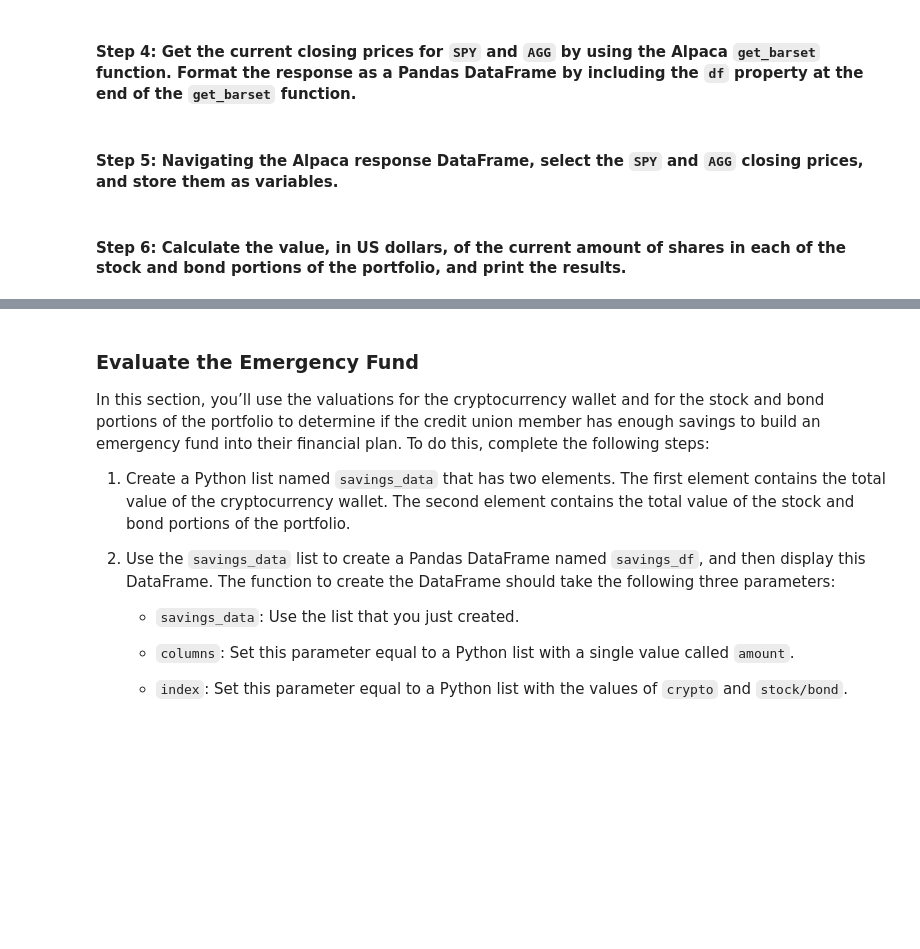
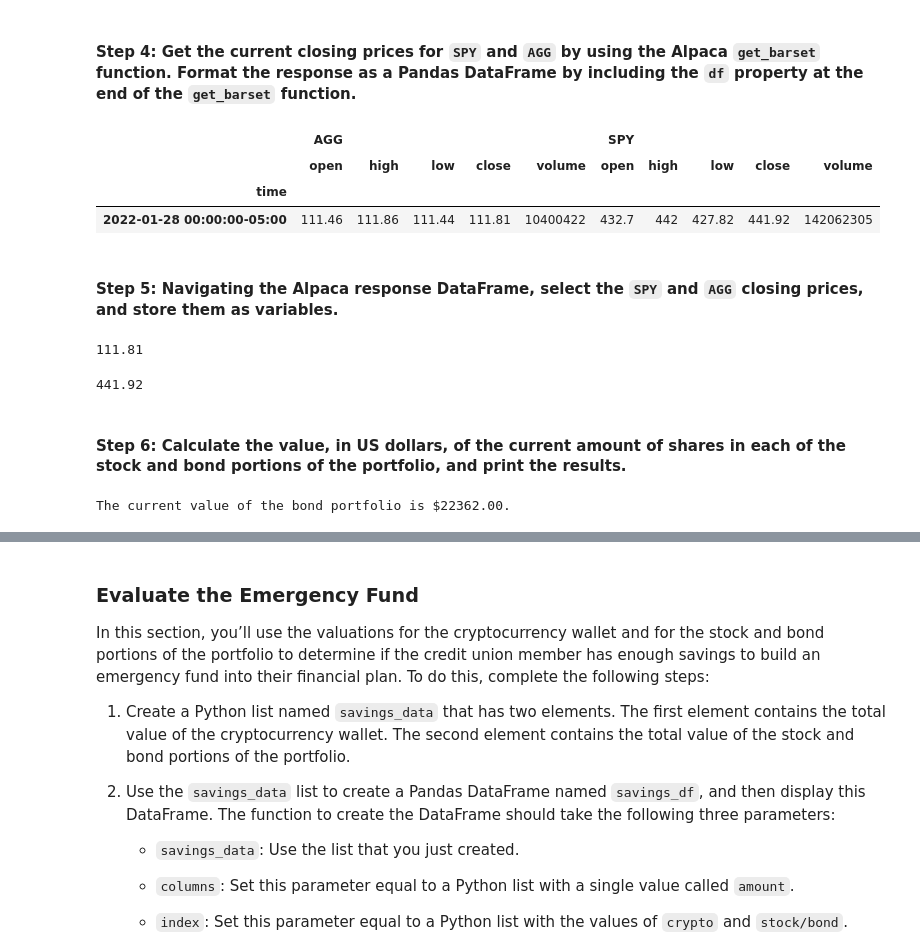
Before and after one commit to davidlp94/05_DLP_Financial_Planning_Tools, a Jupyter notebook: financial_planning_tools.ipynb, the cells around one changed output, grey strips where cells are left out. Saved outputs shown, nothing was run; the diff lists cells and outputs as text; code cells hidden in the pictures; blank space fills up the shorter version.

```diff
--- a/financial_planning_tools.ipynb
+++ b/financial_planning_tools.ipynb
@@ -188,11 +188,15 @@ agg_shares = 200
 #### Step 2: Set the variables for the Alpaca API and secret keys. Using the Alpaca SDK, create the Alpaca `tradeapi.REST` object. In this object, include the parameters for the Alpaca API key, the secret key, and the version number.
 # %%
 # Set the variables for the Alpaca API and secret keys
-# YOUR CODE HERE
-# YOUR CODE HERE
+alpaca_api_key = os.getenv('ALPACA_API_KEY_ENV')
+alpaca_secret_key = os.getenv('ALPACA_SECRET_KEY_ENV')
 
 # Create the Alpaca tradeapi.REST object
-# YOUR CODE HERE
+alpaca = tradeapi.REST(
+    alpaca_api_key,
+    alpaca_secret_key,
+    api_version="v2"
+)
 # %% [markdown]
 #### Step 3: Set the following parameters for the Alpaca API call:
 
@@ -203,49 +207,69 @@ agg_shares = 200
 - `start_date` and `end_date`: Use the same date for these parameters, and format them with the date of the previous weekday (or `2020-08-07`). This is because you want the one closing price for the most-recent trading day.
 # %%
 # Set the tickers for both the bond and stock portion of the portfolio
-# YOUR CODE HERE
+tickers = ['SPY', 'AGG']
 
 # Set timeframe to 1D
-# YOUR CODE HERE
+timeframe = '1D'
 
 # Format current date as ISO format
 # Set both the start and end date at the date of your prior weekday
 # This will give you the closing price of the previous trading day
 # Alternatively you can use a start and end date of 2020-08-07
-# YOUR CODE HERE
-# YOUR CODE HERE
+start_date = pd.Timestamp('2022-01-28', tz='America/New_York').isoformat()
+end_date = pd.Timestamp('2022-01-28', tz='America/New_York').isoformat()
 # %% [markdown]
 #### Step 4: Get the current closing prices for `SPY` and `AGG` by using the Alpaca `get_barset` function. Format the response as a Pandas DataFrame by including the `df` property at the end of the `get_barset` function.
 # %%
 # Use the Alpaca get_barset function to get current closing prices the portfolio
 # Be sure to set the `df` property after the function to format the response object as a DataFrame
-# YOUR CODE HERE
+stock_portfolio_df = alpaca.get_barset(
+    tickers,
+    timeframe,
+    start = start_date,
+    end = end_date,
+    limit = 1000
+).df
 
 # Review the first 5 rows of the Alpaca DataFrame
-# YOUR CODE HERE
+stock_portfolio_df.head()
+# %% [output]
+|  | AGG |  |  |  |  | SPY |  |  |  |  |
+|  | open | high | low | close | volume | open | high | low | close | volume |
+| time |  |  |  |  |  |  |  |  |  |  |
+| 2022-01-28 00:00:00-05:00 | 111.46 | 111.86 | 111.44 | 111.81 | 10400422 | 432.7 | 442 | 427.82 | 441.92 | 142062305 |
 # %% [markdown]
 #### Step 5: Navigating the Alpaca response DataFrame, select the `SPY` and `AGG` closing prices, and store them as variables.
 # %%
 # Access the closing price for AGG from the Alpaca DataFrame
 # Converting the value to a floating point number
-agg_close_price = # YOUR CODE HERE
+agg_close_price = stock_portfolio_df['AGG']['close']['2022-01-28 00:00:00-05:00']
 
 # Print the AGG closing price
-# YOUR CODE HERE
+print(agg_close_price)
+print('-----')
+# %% [output]
+111.81
 # %%
 # Access the closing price for SPY from the Alpaca DataFrame
 # Converting the value to a floating point number
-spy_close_price = # YOUR CODE HERE
+spy_close_price = stock_portfolio_df['SPY']['close']['2022-01-28 00:00:00-05:00']
 
 # Print the SPY closing price
-# YOUR CODE HERE
+print(spy_close_price)
+print('-----')
+# %% [output]
+441.92
 # %% [markdown]
 #### Step 6: Calculate the value, in US dollars, of the current amount of shares in each of the stock and bond portions of the portfolio, and print the results.
 # %%
 # Calculate the current value of the bond portion of the portfolio
-agg_value = # YOUR CODE HERE
+agg_value = agg_close_price*agg_shares
 
 # Print the current value of the bond portfolio
-# YOUR CODE HERE
+print(f"The current value of the bond portfolio is ${agg_value:.2f}.")
+print('-----')
+# %% [output]
+The current value of the bond portfolio is $22362.00.
 # %%
 # Calculate the current value of the stock portion of the portfolio
```
Also changed, not shown: parts of 8 cells of this notebook.
